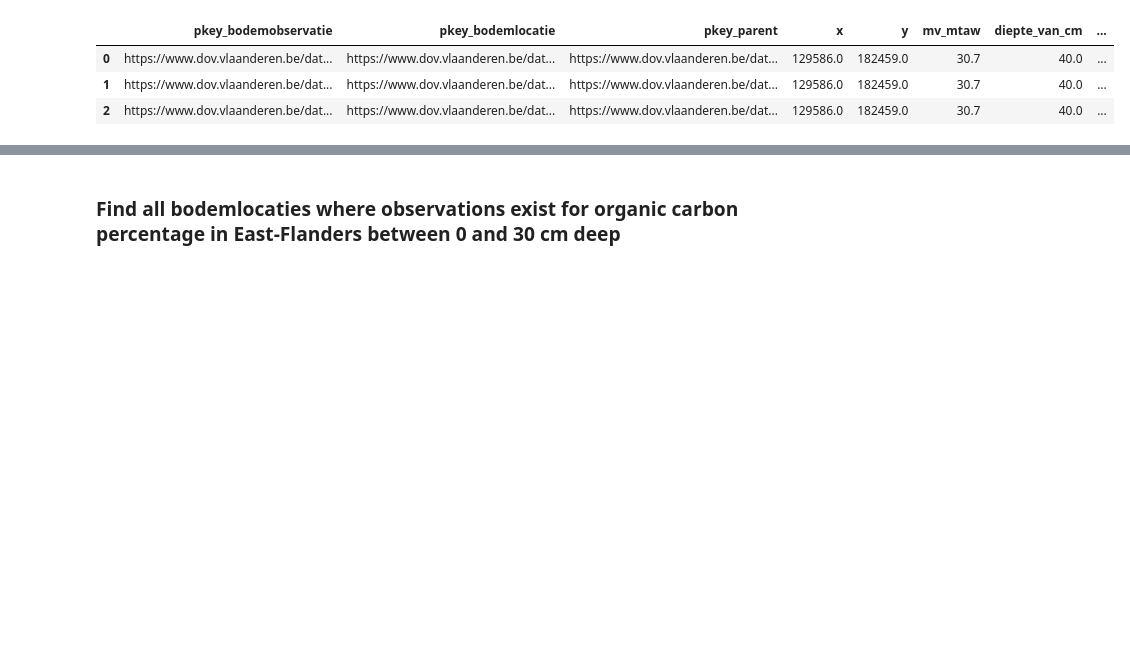
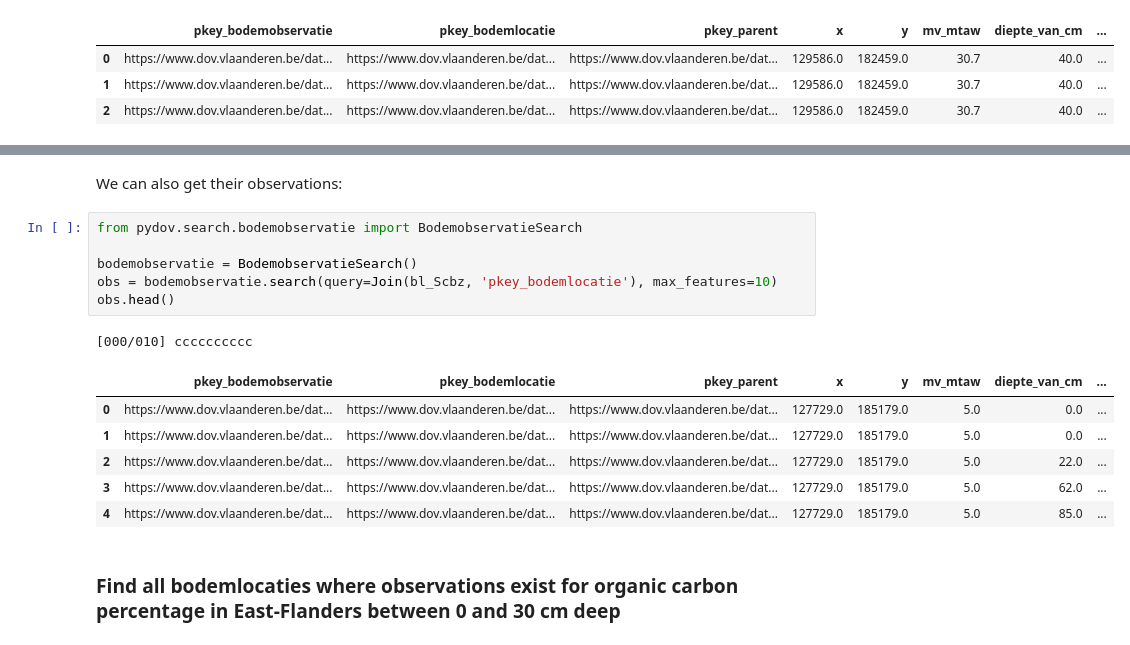
Before and after one commit to DOV-Vlaanderen/pydov, a Jupyter notebook: docs/notebooks/search_bodem.ipynb, the cells around one changed output, grey strips where cells are left out. Drawn from its saved outputs; the diff is of its cells as text; blank space fills up the shorter version.

```diff
--- a/docs/notebooks/search_bodem.ipynb
+++ b/docs/notebooks/search_bodem.ipynb
@@ -233,3 +260,19 @@ bodemobservaties.head()
+# %% [markdown]
+We can also get their observations:
+# %%
+from pydov.search.bodemobservatie import BodemobservatieSearch
+
+bodemobservatie = BodemobservatieSearch()
+obs = bodemobservatie.search(query=Join(bl_Scbz, 'pkey_bodemlocatie'), max_features=10)
+obs.head()
+# %% [output]
+[000/010] cccccccccc
+|  | pkey_bodemobservatie | pkey_bodemlocatie | pkey_parent | x | y | mv_mtaw | diepte_van_cm | ... |
+| 0 | https://www.dov.vlaanderen.be/dat... | https://www.dov.vlaanderen.be/dat... | https://www.dov.vlaanderen.be/dat... | 127729.0 | 185179.0 | 5.0 | 0.0 | ... |
+| 1 | https://www.dov.vlaanderen.be/dat... | https://www.dov.vlaanderen.be/dat... | https://www.dov.vlaanderen.be/dat... | 127729.0 | 185179.0 | 5.0 | 0.0 | ... |
+| 2 | https://www.dov.vlaanderen.be/dat... | https://www.dov.vlaanderen.be/dat... | https://www.dov.vlaanderen.be/dat... | 127729.0 | 185179.0 | 5.0 | 22.0 | ... |
+| 3 | https://www.dov.vlaanderen.be/dat... | https://www.dov.vlaanderen.be/dat... | https://www.dov.vlaanderen.be/dat... | 127729.0 | 185179.0 | 5.0 | 62.0 | ... |
+| 4 | https://www.dov.vlaanderen.be/dat... | https://www.dov.vlaanderen.be/dat... | https://www.dov.vlaanderen.be/dat... | 127729.0 | 185179.0 | 5.0 | 85.0 | ... |
 # %% [markdown]
 ### Find all bodemlocaties where observations exist for organic carbon percentage in East-Flanders between 0 and 30 cm deep
 # %% [markdown]
```
Also changed, not shown: parts of 8 cells of this notebook.
